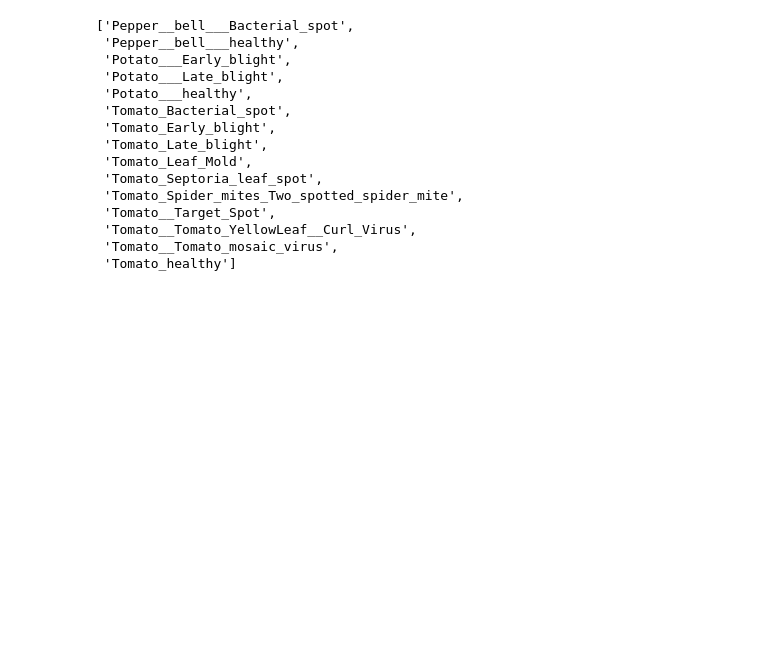
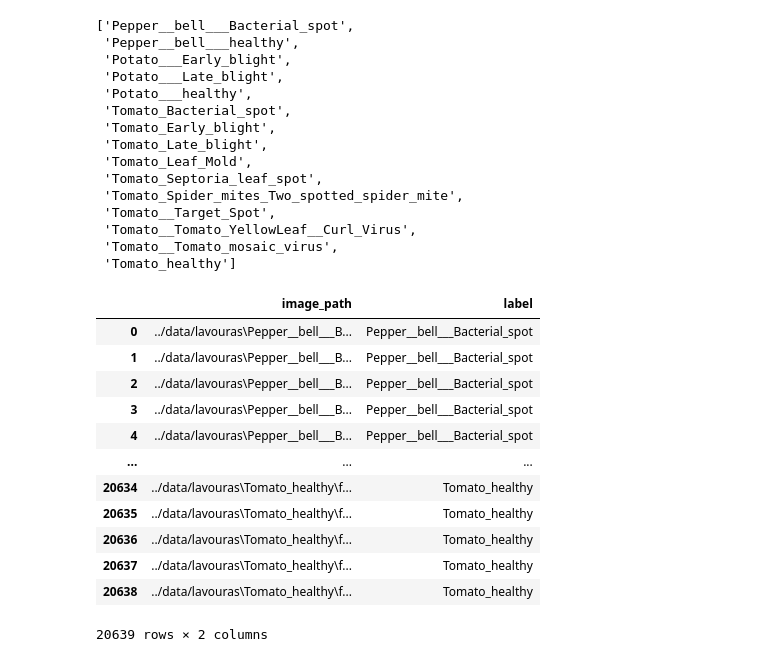
Before and after one commit to SergioPedroso/Lavoura_ml_vision, a Jupyter notebook: notebooks/EDA.ipynb, the cells around one changed output. Saved outputs shown, nothing was run; the diff lists cells and outputs as text; code cells hidden in the pictures; blank space fills up the shorter version.

```diff
--- a/notebooks/EDA.ipynb
+++ b/notebooks/EDA.ipynb
@@ -32,0 +46,16 @@ img_path_pandas_dataset(path,classes):
+# %%
+df
+# %% [output]
+|  | image_path | label |
+| 0 | ../data/lavouras\Pepper__bell___B... | Pepper__bell___Bacterial_spot |
+| 1 | ../data/lavouras\Pepper__bell___B... | Pepper__bell___Bacterial_spot |
+| 2 | ../data/lavouras\Pepper__bell___B... | Pepper__bell___Bacterial_spot |
+| 3 | ../data/lavouras\Pepper__bell___B... | Pepper__bell___Bacterial_spot |
+| 4 | ../data/lavouras\Pepper__bell___B... | Pepper__bell___Bacterial_spot |
+| ... | ... | ... |
+| 20634 | ../data/lavouras\Tomato_healthy\f... | Tomato_healthy |
+| 20635 | ../data/lavouras\Tomato_healthy\f... | Tomato_healthy |
+| 20636 | ../data/lavouras\Tomato_healthy\f... | Tomato_healthy |
+| 20637 | ../data/lavouras\Tomato_healthy\f... | Tomato_healthy |
+| 20638 | ../data/lavouras\Tomato_healthy\f... | Tomato_healthy |
+20639 rows × 2 columns
```
Also changed, not shown: parts of 4 cells of this notebook.
